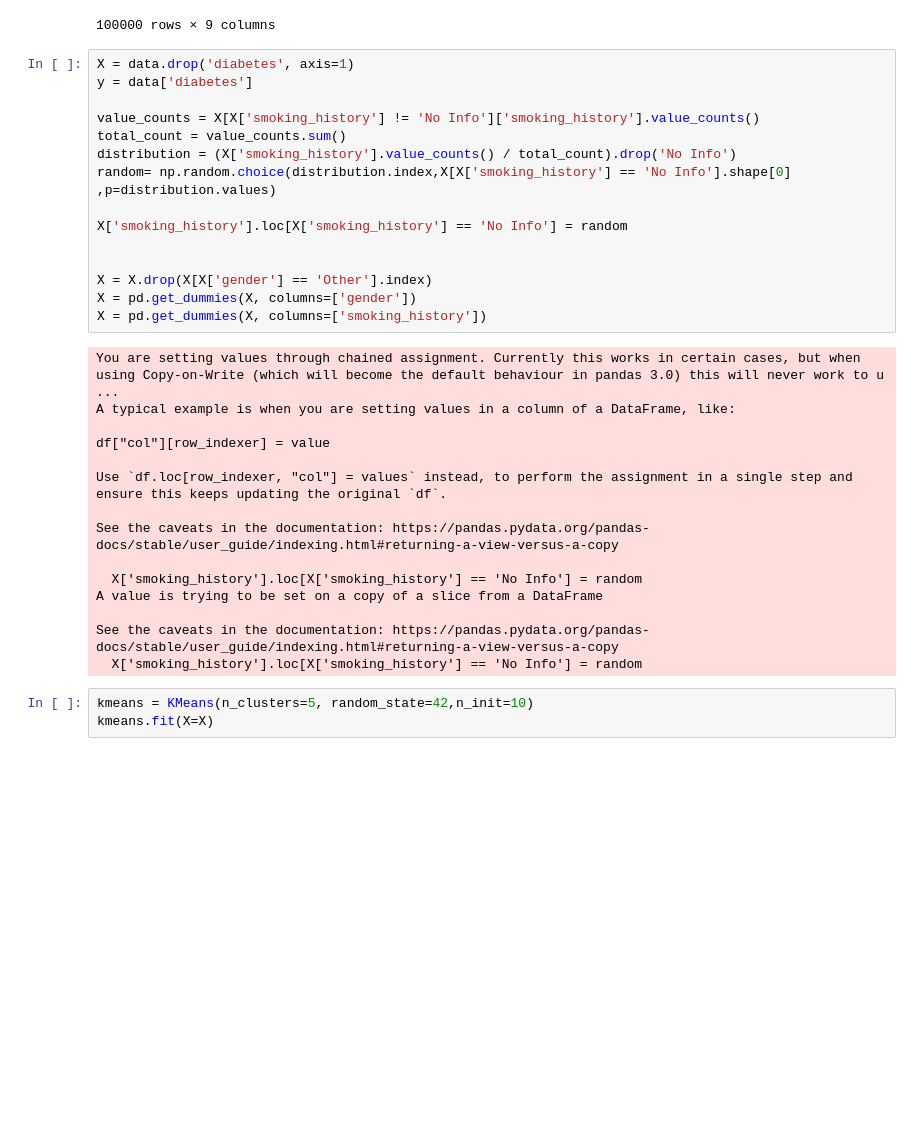
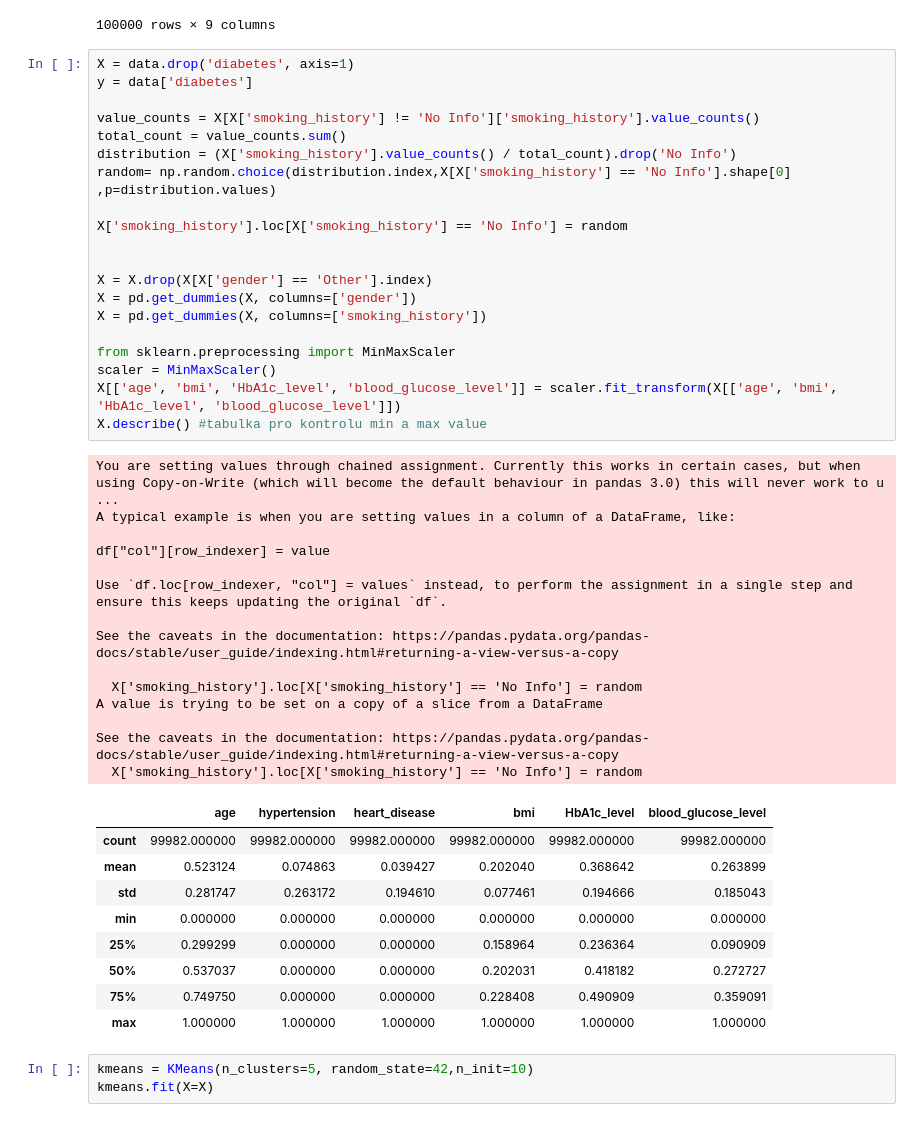
Before and after one commit to Filip-Dvorak/ZYZZ, a Jupyter notebook: Clustering.ipynb, the cells around one changed output. Saved outputs shown, nothing was run; the diff lists cells and outputs as text; blank space fills up the shorter version.

```diff
--- a/Clustering.ipynb
+++ b/Clustering.ipynb
@@ -24,33 +24,47 @@ data
 # %%
 X = data.drop('diabetes', axis=1)
 y = data['diabetes']
 
 value_counts = X[X['smoking_history'] != 'No Info']['smoking_history'].value_counts()
 total_count = value_counts.sum()
 distribution = (X['smoking_history'].value_counts() / total_count).drop('No Info')
 random= np.random.choice(distribution.index,X[X['smoking_history'] == 'No Info'].shape[0] ,p=distribution.values)
 
 X['smoking_history'].loc[X['smoking_history'] == 'No Info'] = random
 
 
 X = X.drop(X[X['gender'] == 'Other'].index)
 X = pd.get_dummies(X, columns=['gender'])
 X = pd.get_dummies(X, columns=['smoking_history'])
+
+from sklearn.preprocessing import MinMaxScaler
+scaler = MinMaxScaler()
+X[['age', 'bmi', 'HbA1c_level', 'blood_glucose_level']] = scaler.fit_transform(X[['age', 'bmi', 'HbA1c_level', 'blood_glucose_level']])
+X.describe() #tabulka pro kontrolu min a max value
 # %% [output]
 You are setting values through chained assignment. Currently this works in certain cases, but when using Copy-on-Write (which will become the default behaviour in pandas 3.0) this will never work to u ...
 A typical example is when you are setting values in a column of a DataFrame, like:
 
 df["col"][row_indexer] = value
 
 Use `df.loc[row_indexer, "col"] = values` instead, to perform the assignment in a single step and ensure this keeps updating the original `df`.
 
 See the caveats in the documentation: https://pandas.pydata.org/pandas-docs/stable/user_guide/indexing.html#returning-a-view-versus-a-copy
 
   X['smoking_history'].loc[X['smoking_history'] == 'No Info'] = random
 A value is trying to be set on a copy of a slice from a DataFrame
 
 See the caveats in the documentation: https://pandas.pydata.org/pandas-docs/stable/user_guide/indexing.html#returning-a-view-versus-a-copy
   X['smoking_history'].loc[X['smoking_history'] == 'No Info'] = random
+|  | age | hypertension | heart_disease | bmi | HbA1c_level | blood_glucose_level |
+| count | 99982.000000 | 99982.000000 | 99982.000000 | 99982.000000 | 99982.000000 | 99982.000000 |
+| mean | 0.523124 | 0.074863 | 0.039427 | 0.202040 | 0.368642 | 0.263899 |
+| std | 0.281747 | 0.263172 | 0.194610 | 0.077461 | 0.194666 | 0.185043 |
+| min | 0.000000 | 0.000000 | 0.000000 | 0.000000 | 0.000000 | 0.000000 |
+| 25% | 0.299299 | 0.000000 | 0.000000 | 0.158964 | 0.236364 | 0.090909 |
+| 50% | 0.537037 | 0.000000 | 0.000000 | 0.202031 | 0.418182 | 0.272727 |
+| 75% | 0.749750 | 0.000000 | 0.000000 | 0.228408 | 0.490909 | 0.359091 |
+| max | 1.000000 | 1.000000 | 1.000000 | 1.000000 | 1.000000 | 1.000000 |
 # %%
 kmeans = KMeans(n_clusters=5, random_state=42,n_init=10)
 kmeans.fit(X=X)
```
Also changed, not shown: parts of 3 cells of this notebook, 1 other file.
